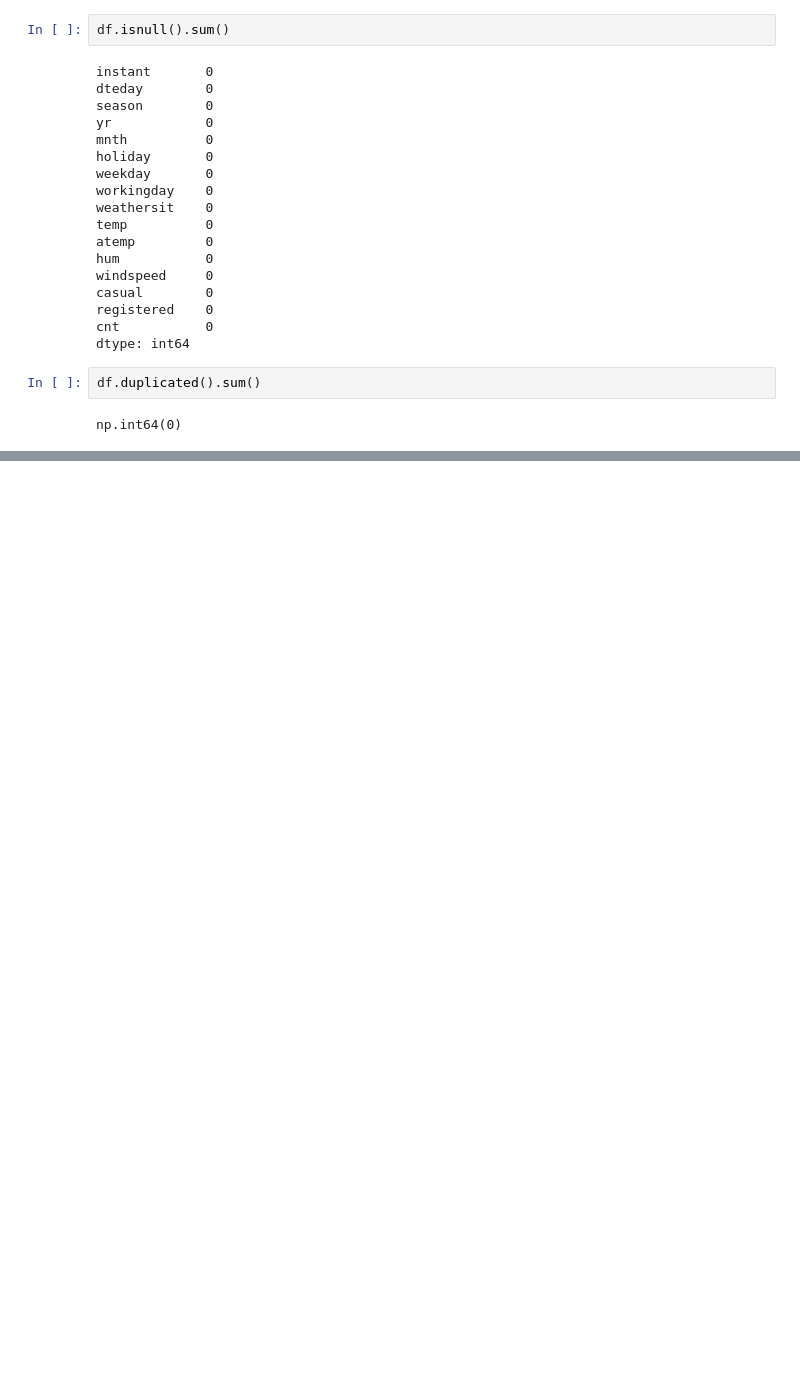
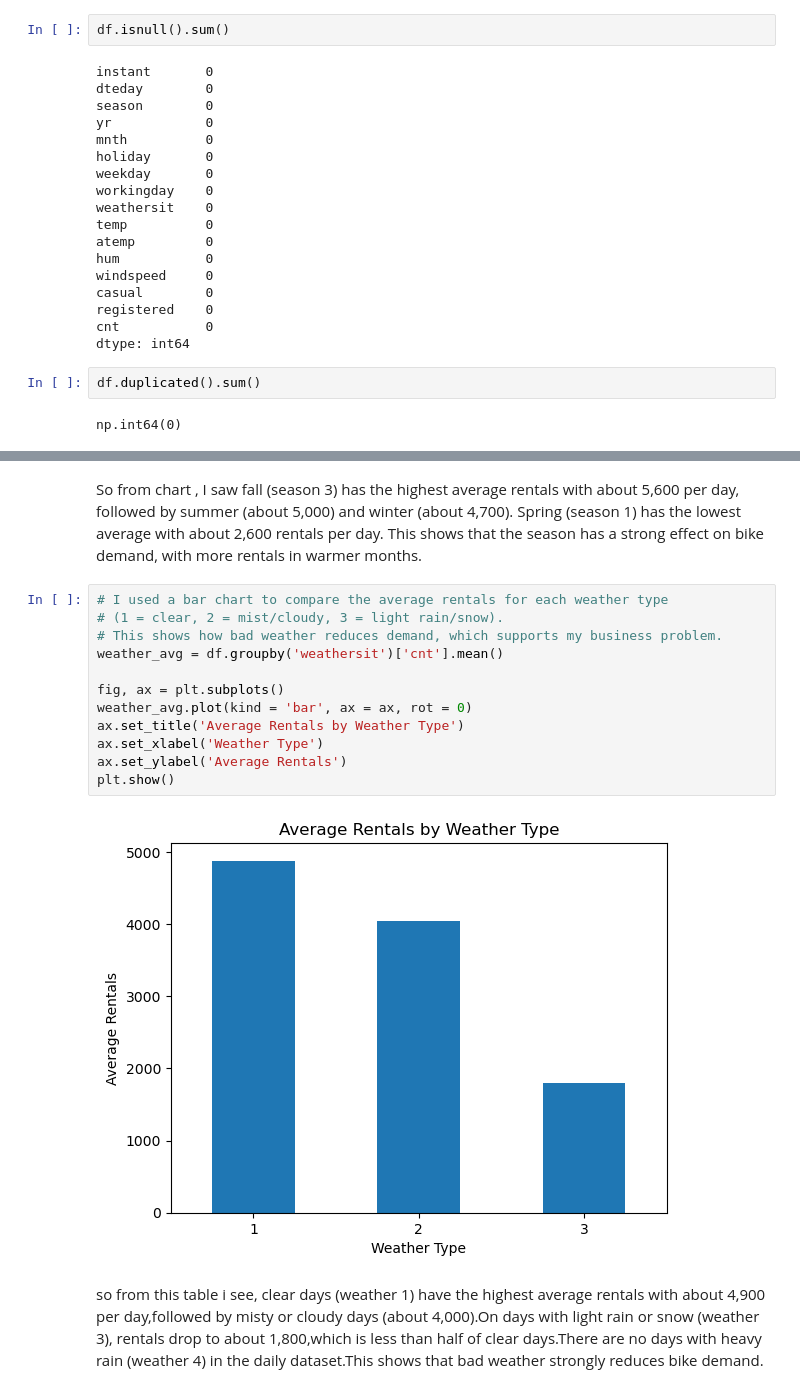
Before and after one commit to 2026150-hash/machine-learning-for-business-CA1, a Jupyter notebook: machine_learning_ca1.ipynb, the cells around one changed output, grey strips where cells are left out. Saved outputs shown, nothing was run; the diff lists cells and outputs as text; blank space fills up the shorter version.

```diff
--- a/machine_learning_ca1.ipynb
+++ b/machine_learning_ca1.ipynb
@@ -91,0 +172,18 @@ df.describe()
+# %% [markdown]
+So from chart , I saw fall (season 3) has the highest average rentals with about 5,600 per day, followed by summer (about 5,000) and winter (about 4,700). Spring (season 1) has the lowest average with about 2,600 rentals per day. This shows that the season has a strong effect on bike demand, with more rentals in warmer months.
+# %%
+# I used a bar chart to compare the average rentals for each weather type
+# (1 = clear, 2 = mist/cloudy, 3 = light rain/snow).
+# This shows how bad weather reduces demand, which supports my business problem.
+weather_avg = df.groupby('weathersit')['cnt'].mean()
+
+fig, ax = plt.subplots()
+weather_avg.plot(kind = 'bar', ax = ax, rot = 0)
+ax.set_title('Average Rentals by Weather Type')
+ax.set_xlabel('Weather Type')
+ax.set_ylabel('Average Rentals')
+plt.show()
+# %% [output]
+[figure, added]
+# %% [markdown]
+so from this table i see, clear days (weather 1) have the highest average rentals with about 4,900 per day,followed by misty or cloudy days (about 4,000).On days with light rain or snow (weather 3), rentals drop to about 1,800,which is less than half of clear days.There are no days with heavy rain (weather 4) in the daily dataset.This shows that bad weather strongly reduces bike demand.
```
Also changed, not shown: parts of 14 cells of this notebook.
